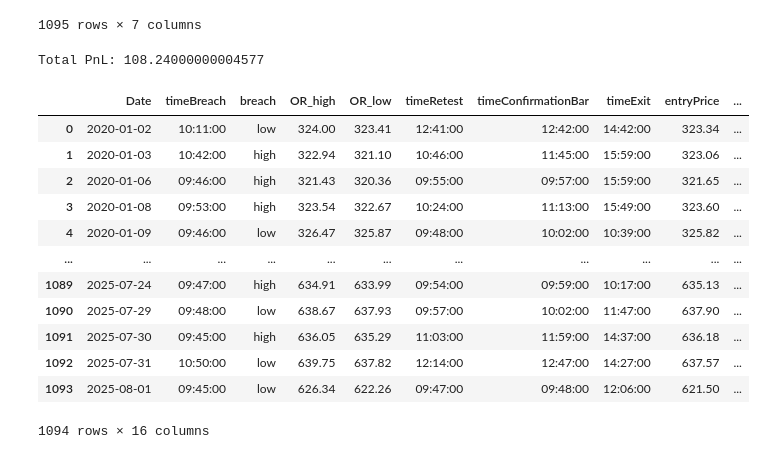
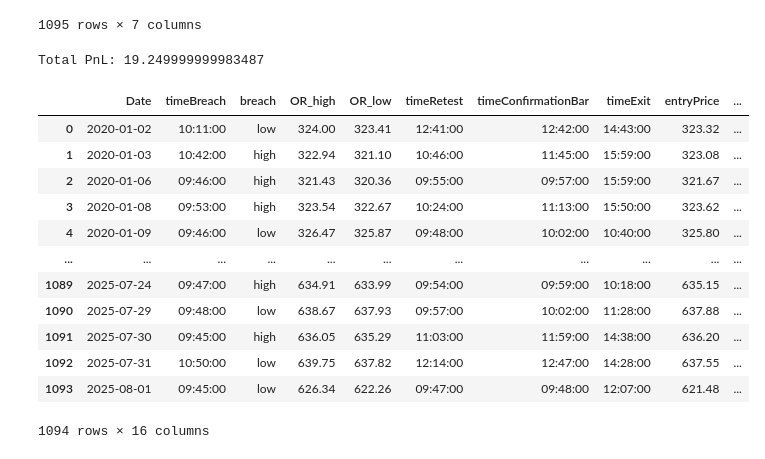
Before and after one commit to JeremieC1998/ORB_backtest, a Jupyter notebook: ORB_enhanced.ipynb, the cells around one changed output. Drawn from its saved outputs; the diff is of its cells as text; code cells hidden in the pictures.

```diff
--- a/ORB_enhanced.ipynb
+++ b/ORB_enhanced.ipynb
@@ -621,46 +811,46 @@ SPY_Data_VWAP['vwap'] = SPY_Data_VWAP['cum_pv'] / SPY_Data_VWAP['cum_vol']
 previous_vwap = SPY_Data_VWAP.groupby('Date')['vwap'].last()
 SPY_Data_VWAP['previous_vwap'] = SPY_Data_VWAP['Date'].map(previous_vwap.shift(1))
 
 # SPY_Data_VWAP = SPY_Data_VWAP.iloc[390:,]
 # SPY_Data_VWAP
 
 
 
 
 # df has columns: Date, Open, High, Low, Close, Volume
 adx_df = adx(SPY_Data, period=14)
 adx_df = SPY_Data_VWAP.join(adx_df)
 adx_df['ADX'] = adx_df['ADX'].shift(1)
 
 
 adx_df = adx_df.iloc[390:,]
 
 
 
 # Run backtest
 backtest = []
 for d in BO_and_retest['Date'].unique():
-    b = runBacktest(adx_df, d, BO_and_retest)
+    b = runBacktest_WithTargets(adx_df, d, BO_and_retest)
     if b:
         backtest.append(b)
 
 backtest_df = pd.DataFrame(backtest)
 print("Total PnL:", backtest_df['returns'].sum())
 backtest_df
 # %% [output]
-Total PnL: 108.24000000004577
+Total PnL: 19.249999999983487
 |  | Date | timeBreach | breach | OR_high | OR_low | timeRetest | timeConfirmationBar | timeExit | entryPrice | ... |
-| 0 | 2020-01-02 | 10:11:00 | low | 324.00 | 323.41 | 12:41:00 | 12:42:00 | 14:42:00 | 323.34 | ... |
-| 1 | 2020-01-03 | 10:42:00 | high | 322.94 | 321.10 | 10:46:00 | 11:45:00 | 15:59:00 | 323.06 | ... |
-| 2 | 2020-01-06 | 09:46:00 | high | 321.43 | 320.36 | 09:55:00 | 09:57:00 | 15:59:00 | 321.65 | ... |
-| 3 | 2020-01-08 | 09:53:00 | high | 323.54 | 322.67 | 10:24:00 | 11:13:00 | 15:49:00 | 323.60 | ... |
-| 4 | 2020-01-09 | 09:46:00 | low | 326.47 | 325.87 | 09:48:00 | 10:02:00 | 10:39:00 | 325.82 | ... |
+| 0 | 2020-01-02 | 10:11:00 | low | 324.00 | 323.41 | 12:41:00 | 12:42:00 | 14:43:00 | 323.32 | ... |
+| 1 | 2020-01-03 | 10:42:00 | high | 322.94 | 321.10 | 10:46:00 | 11:45:00 | 15:59:00 | 323.08 | ... |
+| 2 | 2020-01-06 | 09:46:00 | high | 321.43 | 320.36 | 09:55:00 | 09:57:00 | 15:59:00 | 321.67 | ... |
+| 3 | 2020-01-08 | 09:53:00 | high | 323.54 | 322.67 | 10:24:00 | 11:13:00 | 15:50:00 | 323.62 | ... |
+| 4 | 2020-01-09 | 09:46:00 | low | 326.47 | 325.87 | 09:48:00 | 10:02:00 | 10:40:00 | 325.80 | ... |
 | ... | ... | ... | ... | ... | ... | ... | ... | ... | ... | ... |
-| 1089 | 2025-07-24 | 09:47:00 | high | 634.91 | 633.99 | 09:54:00 | 09:59:00 | 10:17:00 | 635.13 | ... |
-| 1090 | 2025-07-29 | 09:48:00 | low | 638.67 | 637.93 | 09:57:00 | 10:02:00 | 11:47:00 | 637.90 | ... |
-| 1091 | 2025-07-30 | 09:45:00 | high | 636.05 | 635.29 | 11:03:00 | 11:59:00 | 14:37:00 | 636.18 | ... |
-| 1092 | 2025-07-31 | 10:50:00 | low | 639.75 | 637.82 | 12:14:00 | 12:47:00 | 14:27:00 | 637.57 | ... |
-| 1093 | 2025-08-01 | 09:45:00 | low | 626.34 | 622.26 | 09:47:00 | 09:48:00 | 12:06:00 | 621.50 | ... |
+| 1089 | 2025-07-24 | 09:47:00 | high | 634.91 | 633.99 | 09:54:00 | 09:59:00 | 10:18:00 | 635.15 | ... |
+| 1090 | 2025-07-29 | 09:48:00 | low | 638.67 | 637.93 | 09:57:00 | 10:02:00 | 11:28:00 | 637.88 | ... |
+| 1091 | 2025-07-30 | 09:45:00 | high | 636.05 | 635.29 | 11:03:00 | 11:59:00 | 14:38:00 | 636.20 | ... |
+| 1092 | 2025-07-31 | 10:50:00 | low | 639.75 | 637.82 | 12:14:00 | 12:47:00 | 14:28:00 | 637.55 | ... |
+| 1093 | 2025-08-01 | 09:45:00 | low | 626.34 | 622.26 | 09:47:00 | 09:48:00 | 12:07:00 | 621.48 | ... |
 1094 rows × 16 columns
 # %%
 # function that helps joining the higher time frame data to the lower time frame data for when making decisions
```
Also changed, not shown: parts of 6 cells of this notebook.
